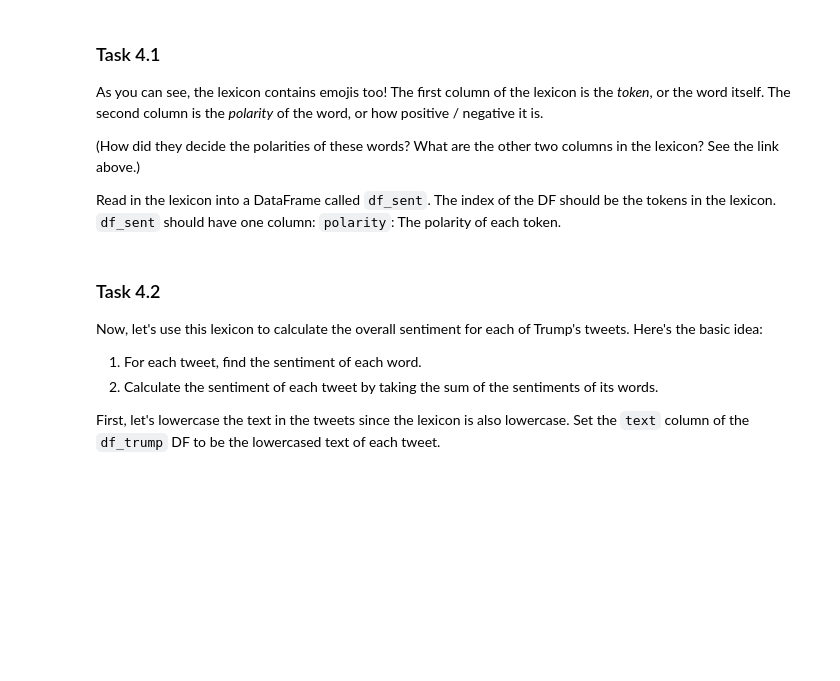
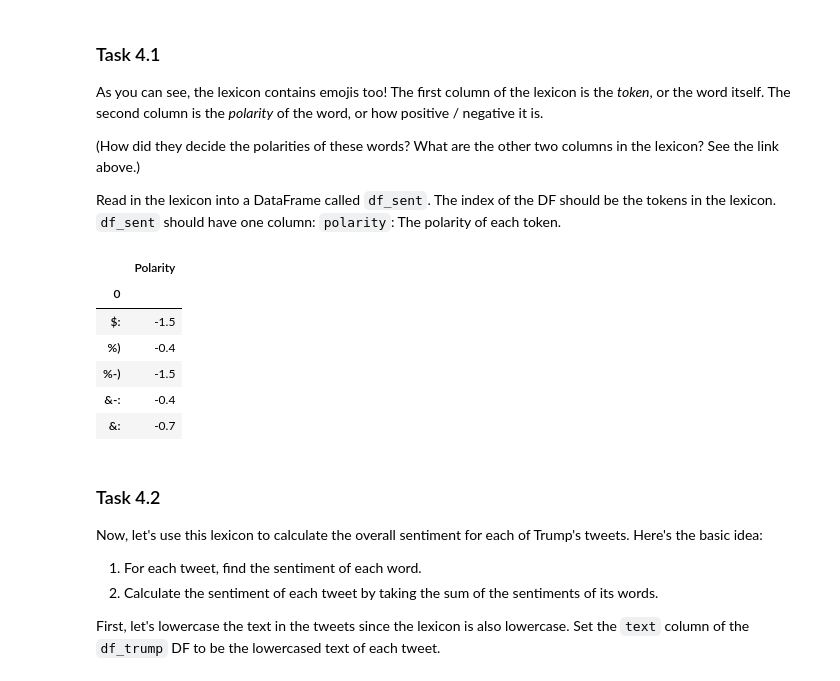
Before and after one commit to azhang2000/Cs439MidSemesterProject, a Jupyter notebook: MidSemester_Project_F21_V1.ipynb, the cells around one changed output. Saved outputs shown, nothing was run; the diff lists cells and outputs as text; code cells hidden in the pictures; blank space fills up the shorter version.

```diff
--- a/MidSemester_Project_F21_V1.ipynb
+++ b/MidSemester_Project_F21_V1.ipynb
@@ -627,3 +622,19 @@ As you can see, the lexicon contains emojis too! The first column of the lexicon
+# %%
+### BEGIN SOLUTION
+df_sent = pd.read_csv("data/vader_lexicon.txt", sep="\t", index_col = 0, header=None)
+df_sent['Polarity'] = df_sent.iloc[:,[0]]
+df_sent = df_sent[['Polarity']]
+df_sent.head()
+
+### END SOLUTION
+# %% [output]
+|  | Polarity |
+| 0 |  |
+| $: | -1.5 |
+| %) | -0.4 |
+| %-) | -1.5 |
+| &-: | -0.4 |
+| &: | -0.7 |
 # %% [markdown]
 ### Task 4.2
 
```
Also changed, not shown: parts of 12 cells of this notebook.
